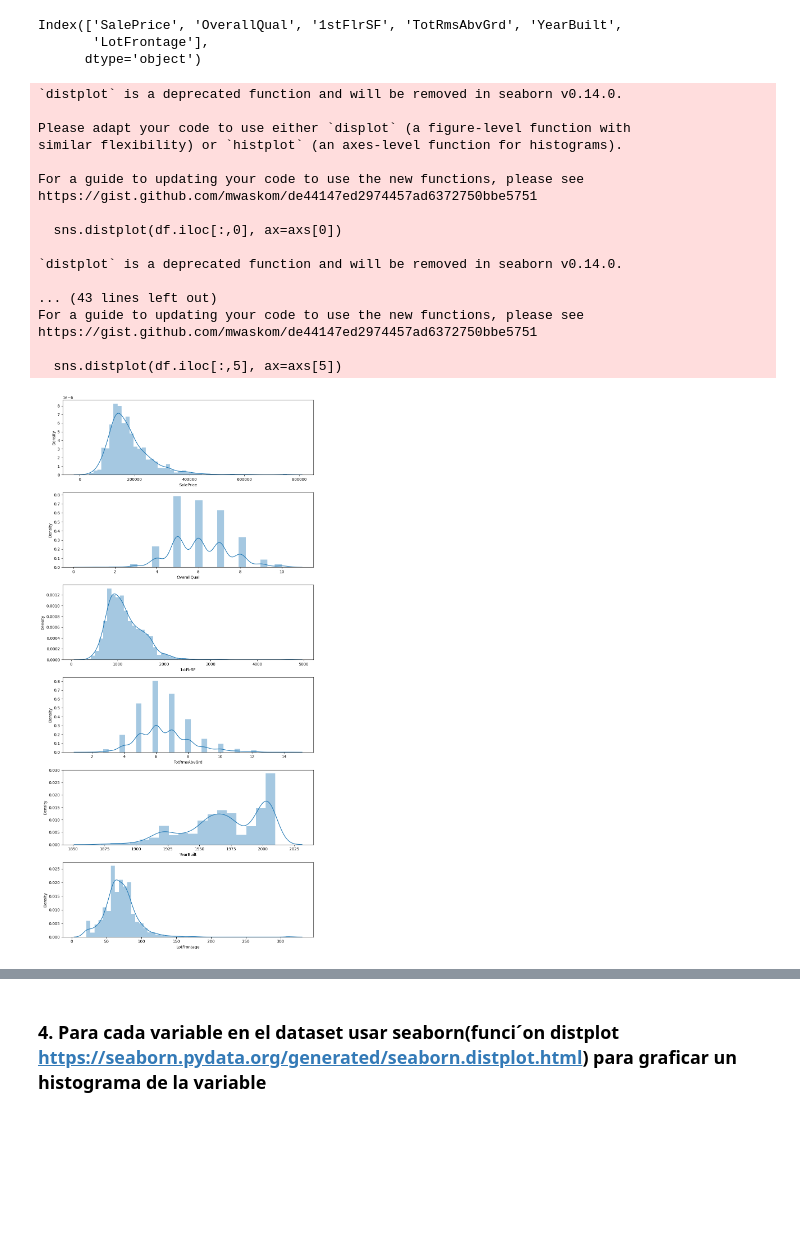
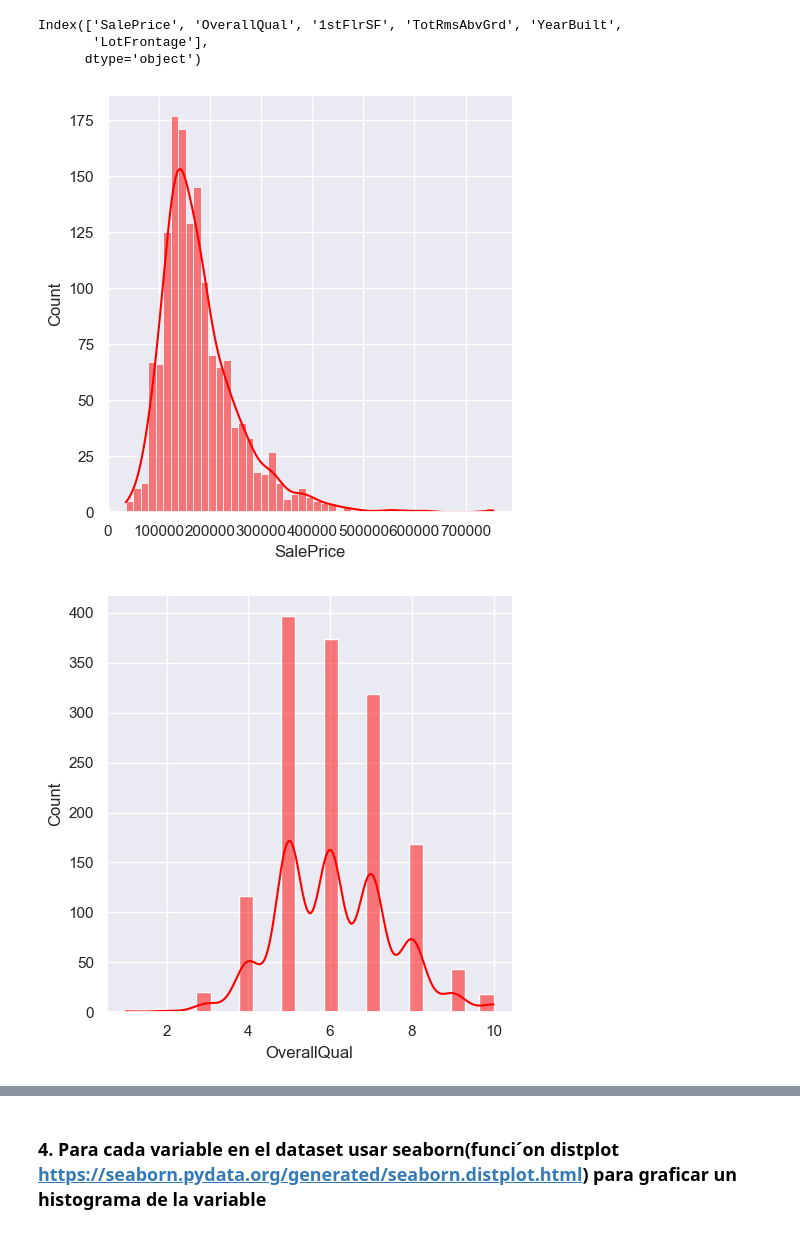
Before and after one commit to ronaldbailey/Proyecto-1---Regresi-n-con-Progra-, a Jupyter notebook: proyecto1.ipynb, the cells around one changed output, grey strips where cells are left out. Cells and saved outputs as stored; diff of their text form; code cells hidden in the pictures; blank space fills up the shorter version.

```diff
--- a/proyecto1.ipynb
+++ b/proyecto1.ipynb
@@ -501,47 +501,13 @@ data.columns
 Index(['SalePrice', 'OverallQual', '1stFlrSF', 'TotRmsAbvGrd', 'YearBuilt',
        'LotFrontage'],
       dtype='object')
-# %%
-import pandas as pd
-import seaborn as sns
-import matplotlib.pyplot as plt
-
-
-# crear dataframe
-df = data
-
-# crear figura y subplots
-fig, axs = plt.subplots(nrows=6, figsize=(10,20))
-
-# graficar histogramas en cada subplot
-sns.distplot(df.iloc[:,0], ax=axs[0])
-sns.distplot(df.iloc[:,1], ax=axs[1])
-sns.distplot(df.iloc[:,2], ax=axs[2])
-sns.distplot(df.iloc[:,3], ax=axs[3])
-sns.distplot(df.iloc[:,4], ax=axs[4])
-sns.distplot(df.iloc[:,5], ax=axs[5])
-
-# ajustar espacios entre subplots
-plt.tight_layout()
-
-# mostrar figura
-plt.show()
-# %% [output]
-`distplot` is a deprecated function and will be removed in seaborn v0.14.0.
-
-Please adapt your code to use either `displot` (a figure-level function with
-similar flexibility) or `histplot` (an axes-level function for histograms).
-
-For a guide to updating your code to use the new functions, please see
-https://gist.github.com/mwaskom/de44147ed2974457ad6372750bbe5751
-
-  sns.distplot(df.iloc[:,0], ax=axs[0])
-
-`distplot` is a deprecated function and will be removed in seaborn v0.14.0.
-
-... (43 lines left out)
-For a guide to updating your code to use the new functions, please see
-https://gist.github.com/mwaskom/de44147ed2974457ad6372750bbe5751
-
-  sns.distplot(df.iloc[:,5], ax=axs[5])
-[figure, removed]
+# %%
+import seaborn as sns
+sns.set_theme(style="darkgrid")
+
+#sns.regplot(x=data.iloc[:, 0], y=data.iloc[:, 1], color='red')
+for columna in data.columns:
+    sns.displot(data[columna],kde=True, color='red')
+# %% [output]
+[figure, added]
+[figure, added]
```
Also changed, not shown: parts of 8 cells of this notebook.
